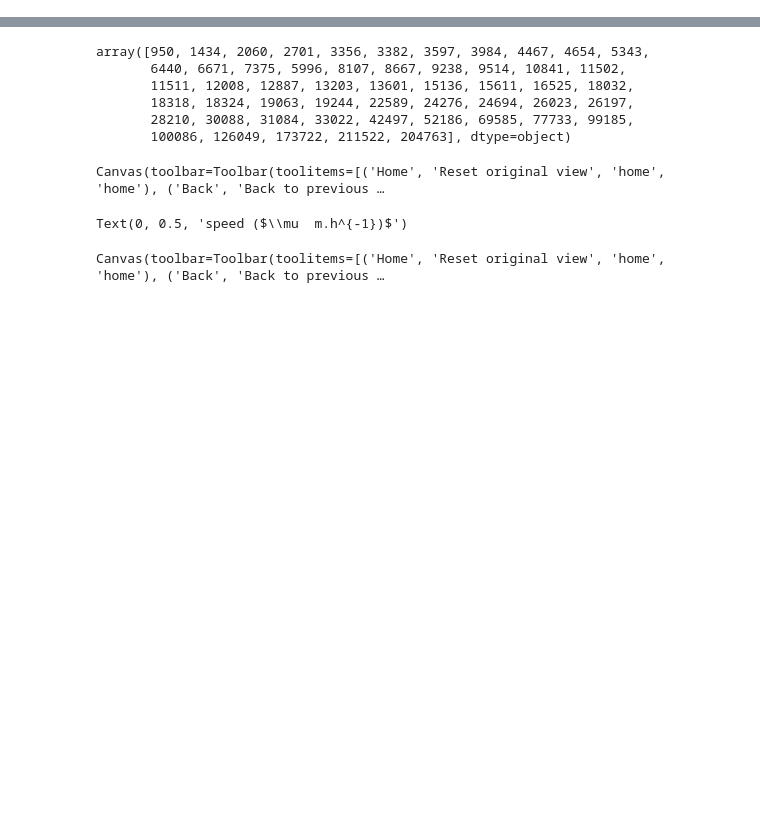
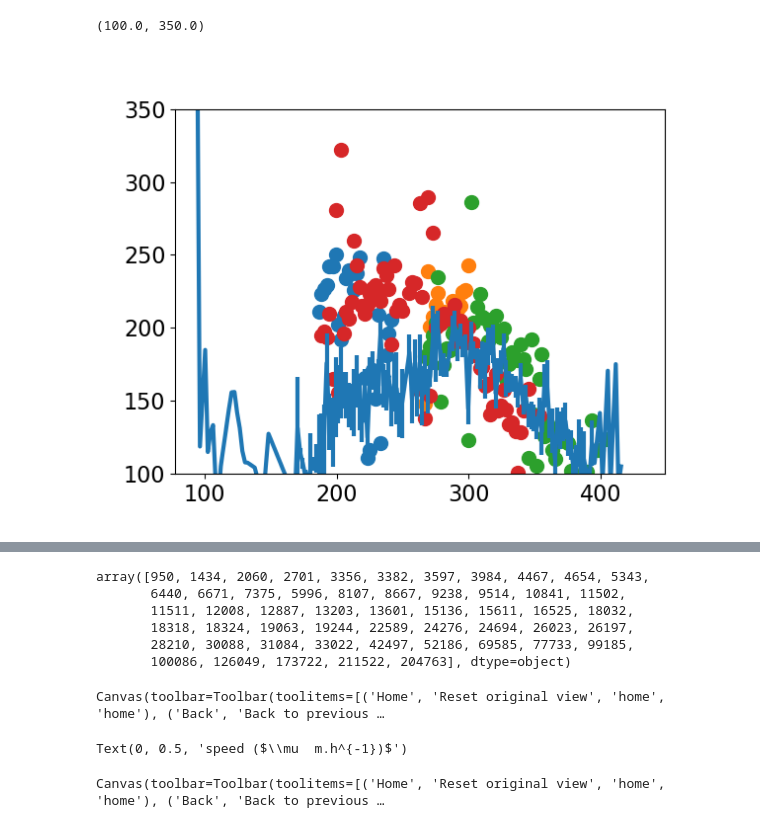
Before and after one commit to Cocopyth/local_amf, a Jupyter notebook: data/cross_corelate_trajectory.ipynb, the cells around one changed output, grey strips where cells are left out. Saved outputs shown, nothing was run; the diff lists cells and outputs as text; code cells hidden in the pictures; blank space fills up the shorter version.

Commit message:
saving plotting data

```diff
--- a/data/cross_corelate_trajectory.ipynb
+++ b/data/cross_corelate_trajectory.ipynb
@@ -41,0 +33,4 @@ time_hypha_info['new_branch'] = time_hypha_info.apply(get_branch, axis=1)
+# %%
+folders,time_plate_info = get_time_plate_info_from_analysis(analysis_folders)
+folders,global_hypha_info = get_global_hypha_info_from_analysis(analysis_folders)
+folders, time_hypha_info = get_time_hypha_info_from_analysis(analysis_folders)
@@ -41,0 +50,44 @@ time_hypha_info['new_branch'] = time_hypha_info.apply(get_branch, axis=1)
+# %%
+def select_movement(plate,time_hypha_info,min_num_occ =1):
+    time_hypha_plate = time_hypha_info.loc[time_hypha_info['unique_id'].astype(str).str[:len(str(plate))]==str(plate)]
+    select = time_hypha_plate
+    max_speeds = select.groupby('end').max()['speed']
+    correct_tracks = max_speeds.loc[max_speeds<=450]
+    select = select.loc[select['end'].isin(correct_tracks.index)]
+    select = select.loc[select['distance_final_pos']>=400]
+    select = select.loc[select['speed'].between(80,400)]
+    select = select.loc[select['in_ROI']=='True']
+    num_occ = select.groupby('end').count()['speed']
+    correct_tracks = num_occ.loc[num_occ>=min_num_occ]
+    select = select.loc[select['end'].isin(correct_tracks.index)]
+    select_movements = select
+    return(select_movements)
+
+def get_average_time_data(plate,time_hypha_info,min_num_occ =1):
+    select_movements = select_movement(plate,time_hypha_info,min_num_occ)
+    group =select_movements.groupby(['time_since_begin_h'])['speed']
+    data = group.median()
+    dy = group.std()/np.sqrt(group.count())
+
+    return(data,dy,select_movements)
+# %%
+data,dy,select_movements = get_average_time_data(32,time_hypha_info,20)
+# %%
+time_hypha_info_plate= time_hypha_info.loc[time_hypha_info['Plate']==32]
+# %%
+fig,ax = plt.subplots()
+
+select = select_movements.loc[select_movements['end']==546940]
+ax.scatter(select['time_since_begin_h']/pd.Timedelta(hours = 1),select['speed'])
+select = time_hypha_info_plate.loc[time_hypha_info_plate['end']==64188]
+
+ax.scatter(select['time_since_begin_h']/pd.Timedelta(hours = 1),select['speed'])
+select = time_hypha_info_plate.loc[time_hypha_info_plate['end']==64202]
+ax.scatter(select['time_since_begin_h']/pd.Timedelta(hours = 1),select['speed'])
+select = time_hypha_info_plate.loc[time_hypha_info_plate['end']==633995]
+ax.scatter(select['time_since_begin_h']/pd.Timedelta(hours = 1),select['speed'])
+ax.errorbar(data.index/pd.Timedelta(hours = 1),data, yerr=dy,label='average')
+ax.set_ylim(100,350)
+# %% [output]
+(100.0, 350.0)
+[figure, added]
```
Also changed, not shown: parts of 32 cells of this notebook, 12 other files.
